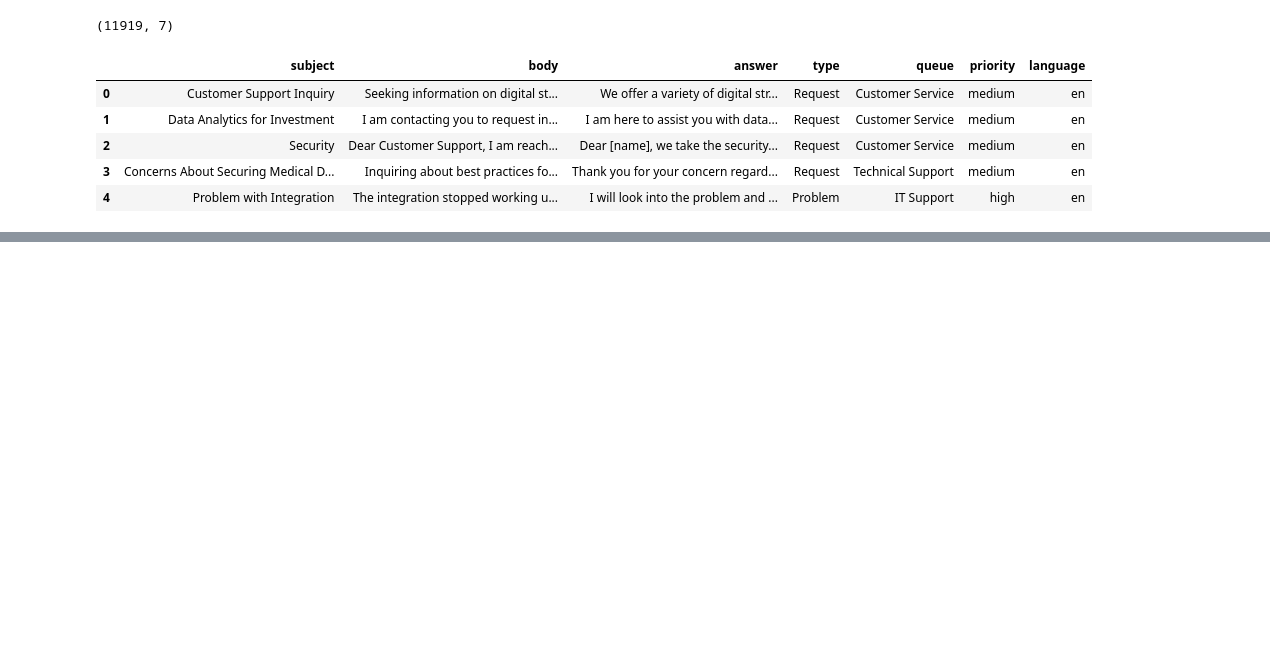
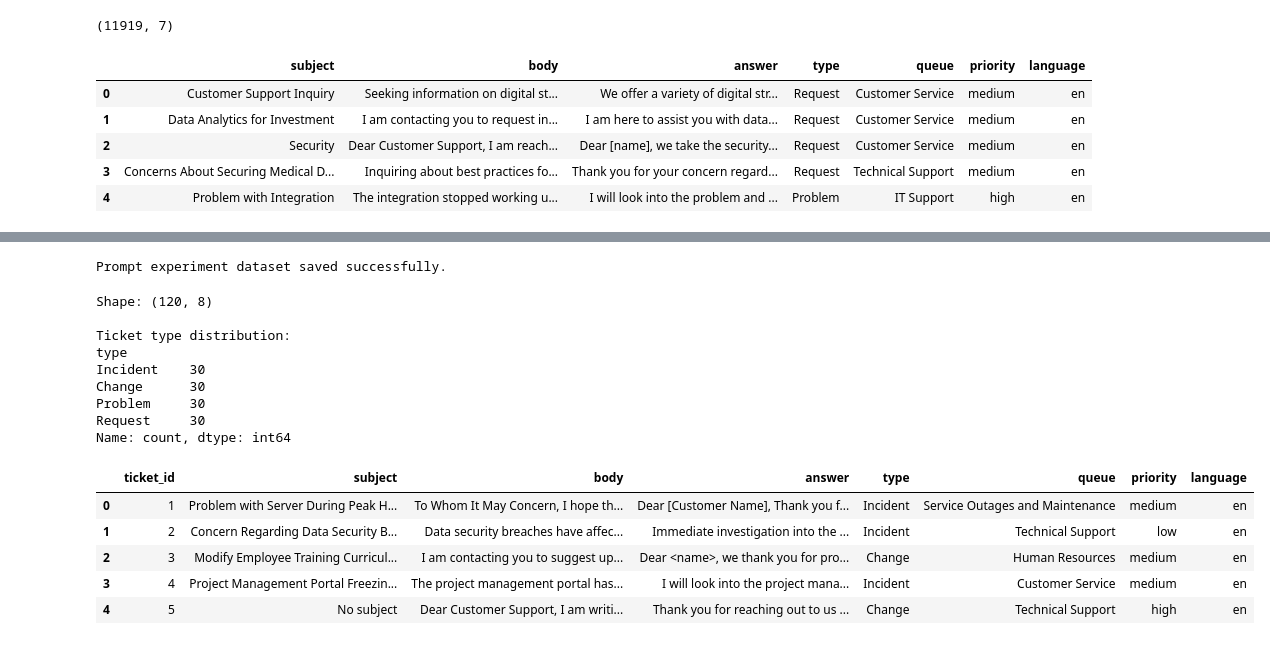
Before and after one commit to Charith-01/Customer-Feedback-Analysis-Using-Prompt-Engineering, a Jupyter notebook: notebooks/02_data_cleaning.ipynb, the cells around one changed output, grey strips where cells are left out. Drawn from its saved outputs; the diff is of its cells as text; code cells hidden in the pictures; blank space fills up the shorter version.

```diff
--- a/notebooks/02_data_cleaning.ipynb
+++ b/notebooks/02_data_cleaning.ipynb
@@ -199,0 +292,40 @@ check_df.head()
+# %%
+# Save the balanced dataset used for prompt experiments
+experiment_path = "../data/processed/prompt_experiment_tickets.csv"
+
+experiment_df.to_csv(
+    experiment_path,
+    index=False
+)
+
+print("Prompt experiment dataset saved successfully.")
+# %% [output]
+Prompt experiment dataset saved successfully.
+# %%
+# Verify the saved experiment dataset
+test_df = pd.read_csv(
+    "../data/processed/prompt_experiment_tickets.csv"
+)
+
+print("Shape:", test_df.shape)
+
+print("\nTicket type distribution:")
+print(test_df["type"].value_counts())
+
+test_df.head()
+# %% [output]
+Shape: (120, 8)
+
+Ticket type distribution:
+type
+Incident    30
+Change      30
+Problem     30
+Request     30
+Name: count, dtype: int64
+|  | ticket_id | subject | body | answer | type | queue | priority | language |
+| 0 | 1 | Problem with Server During Peak H... | To Whom It May Concern, I hope th... | Dear [Customer Name], Thank you f... | Incident | Service Outages and Maintenance | medium | en |
+| 1 | 2 | Concern Regarding Data Security B... | Data security breaches have affec... | Immediate investigation into the ... | Incident | Technical Support | low | en |
+| 2 | 3 | Modify Employee Training Curricul... | I am contacting you to suggest up... | Dear <name>, we thank you for pro... | Change | Human Resources | medium | en |
+| 3 | 4 | Project Management Portal Freezin... | The project management portal has... | I will look into the project mana... | Incident | Customer Service | medium | en |
+| 4 | 5 | No subject | Dear Customer Support, I am writi... | Thank you for reaching out to us ... | Change | Technical Support | high | en |
```
Also changed, not shown: parts of 9 cells of this notebook, 1 other file.
